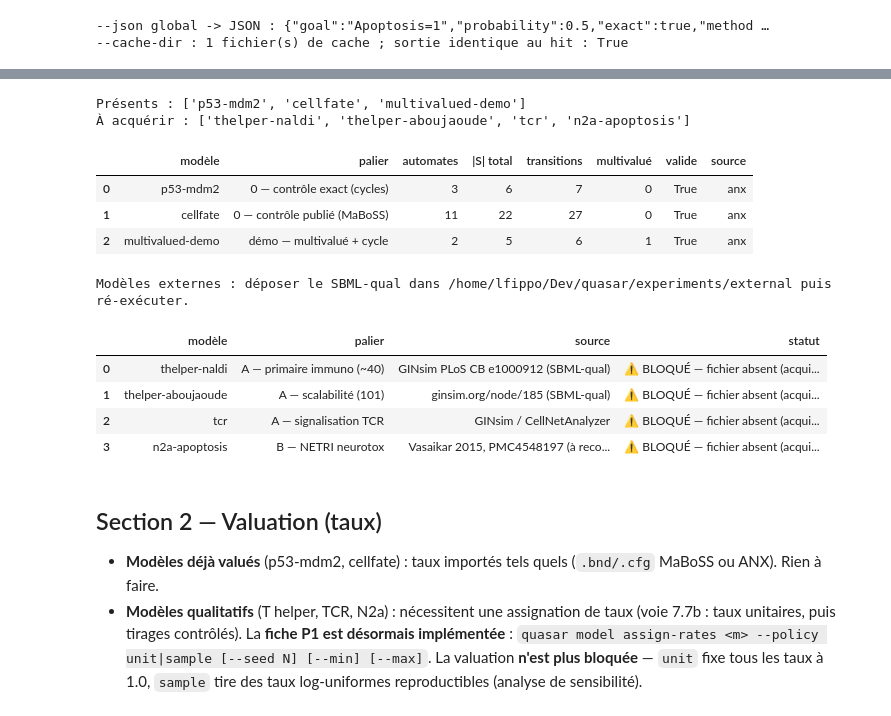
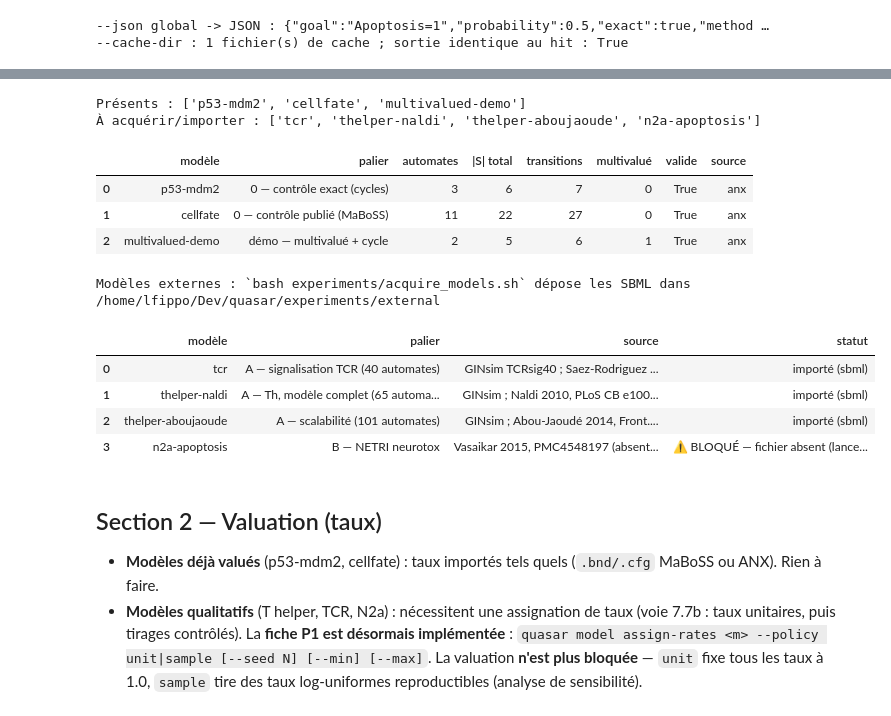
Before and after one commit to Louis-Fippo/quasar, a Jupyter notebook: experiments/validation_chap4.ipynb, the cells around one changed output, grey strips where cells are left out. Drawn from its saved outputs; the diff is of its cells as text; code cells hidden in the pictures.

```diff
--- a/experiments/validation_chap4.ipynb
+++ b/experiments/validation_chap4.ipynb
@@ -223,18 +228,19 @@ MODELS = {
     "multivalued-demo": {"palier": "démo — multivalué + cycle",     "file": MODELS_DIR / "multivalued-demo.anx", "valued": True},
 }
 
-# Modèles du plan §2 à acquérir (qualitatifs → valuation requise).
+# Modèles du plan §2 (qualitatifs) — acquis via experiments/acquire_models.sh
+# (GINsim .zginml -> SBML-qual), puis valués (Section 2). Tailles réelles importées.
 EXTERNAL = {
-    "thelper-naldi":      {"palier": "A — primaire immuno (~40)",  "src": "GINsim PLoS CB e1000912 (SBML-qual)"},
-    "thelper-aboujaoude": {"palier": "A — scalabilité (101)",      "src": "ginsim.org/node/185 (SBML-qual)"},
-    "tcr":                {"palier": "A — signalisation TCR",      "src": "GINsim / CellNetAnalyzer"},
-    "n2a-apoptosis":      {"palier": "B — NETRI neurotox",         "src": "Vasaikar 2015, PMC4548197 (à reconstruire)"},
+    "tcr":                {"palier": "A — signalisation TCR (40 automates)",   "src": "GINsim TCRsig40 ; Saez-Rodriguez 2007"},
+    "thelper-naldi":      {"palier": "A — Th, modèle complet (65 automates)",  "src": "GINsim ; Naldi 2010, PLoS CB e1000912"},
+    "thelper-aboujaoude": {"palier": "A — scalabilité (101 automates)",        "src": "GINsim ; Abou-Jaoudé 2014, Front. Bioeng."},
+    "n2a-apoptosis":      {"palier": "B — NETRI neurotox",                     "src": "Vasaikar 2015, PMC4548197 (absent de GINsim — à reconstruire)"},
 }
 print("Présents :", list(MODELS))
-print("À acquérir :", list(EXTERNAL))
+print("À acquérir/importer :", list(EXTERNAL))
 # %% [output]
 Présents : ['p53-mdm2', 'cellfate', 'multivalued-demo']
-À acquérir : ['thelper-naldi', 'thelper-aboujaoude', 'tcr', 'n2a-apoptosis']
+À acquérir/importer : ['tcr', 'thelper-naldi', 'thelper-aboujaoude', 'n2a-apoptosis']
 # %%
 # Import → IR ANX canonique, validation, info. Idempotent.
 rows = []
@@ -265,32 +271,39 @@ SUMMARY
 | 1 | cellfate | 0 — contrôle publié (MaBoSS) | 11 | 22 | 27 | 0 | True | anx |
 | 2 | multivalued-demo | démo — multivalué + cycle | 2 | 5 | 6 | 1 | True | anx |
 # %%
-# Acquisition des modèles externes (best-effort, sans fabrication).
-# Aucune URL stable n'est codée en dur ici : on documente l'acquisition manuelle.
-# Si un fichier a été déposé dans experiments/external/, on l'importe.
+# Acquisition des modèles externes (sans fabrication) — déposés par
+# `experiments/acquire_models.sh` (télécharge GINsim .zginml -> SBML-qual).
 EXT_DIR = EXP / "external"
+def _ext_source(name):
+    # privilégie les formats importables par bioLQM (SBML-qual, BoolNet, MaBoSS)
+    for ext in (".sbml", ".bnet", ".bnd"):
+        p = EXT_DIR / f"{name}{ext}"
+        if p.is_file():
+            return p
+    return None
+
 ext_rows = []
 for name, meta in EXTERNAL.items():
-    cand = list(EXT_DIR.glob(f"{name}.*")) if EXT_DIR.is_dir() else []
-    if cand:
+    src = _ext_source(name)
+    if src is not None:
         anx = EXP / f"{name}.anx"
-        r = run_quasar(["model", "import", str(cand[0]), "-o", str(anx),
-                        "--format", "auto"], want_json=False)
-        status = "importé" if r["_ok"] else f"échec import ({r['_raw'][:60]})"
+        # pas de --format : l'auto-détection par extension route vers bioLQM
+        r = run_quasar(["model", "import", str(src), "-o", str(anx)], want_json=False)
+        status = f"importé ({src.suffix[1:]})" if r["_ok"] else f"échec ({r['_raw'][:50]})"
     else:
-        status = "⚠️ BLOQUÉ — fichier absent (acquisition manuelle requise)"
+        status = "⚠️ BLOQUÉ — fichier absent (lancer acquire_models.sh)"
     ext_rows.append({"modèle": name, "palier": meta["palier"],
                      "source": meta["src"], "statut": status})
 
-print("Modèles externes : déposer le SBML-qual dans", EXT_DIR, "puis ré-exécuter.")
+print("Modèles externes : `bash experiments/acquire_models.sh` dépose les SBML dans", EXT_DIR)
 pd.DataFrame(ext_rows)
 # %% [output]
-Modèles externes : déposer le SBML-qual dans /home/lfippo/Dev/quasar/experiments/external puis ré-exécuter.
+Modèles externes : `bash experiments/acquire_models.sh` dépose les SBML dans /home/lfippo/Dev/quasar/experiments/external
 |  | modèle | palier | source | statut |
-| 0 | thelper-naldi | A — primaire immuno (~40) | GINsim PLoS CB e1000912 (SBML-qual) | ⚠️ BLOQUÉ — fichier absent (acqui... |
-| 1 | thelper-aboujaoude | A — scalabilité (101) | ginsim.org/node/185 (SBML-qual) | ⚠️ BLOQUÉ — fichier absent (acqui... |
-| 2 | tcr | A — signalisation TCR | GINsim / CellNetAnalyzer | ⚠️ BLOQUÉ — fichier absent (acqui... |
-| 3 | n2a-apoptosis | B — NETRI neurotox | Vasaikar 2015, PMC4548197 (à reco... | ⚠️ BLOQUÉ — fichier absent (acqui... |
+| 0 | tcr | A — signalisation TCR (40 automates) | GINsim TCRsig40 ; Saez-Rodriguez ... | importé (sbml) |
+| 1 | thelper-naldi | A — Th, modèle complet (65 automa... | GINsim ; Naldi 2010, PLoS CB e100... | importé (sbml) |
+| 2 | thelper-aboujaoude | A — scalabilité (101 automates) | GINsim ; Abou-Jaoudé 2014, Front.... | importé (sbml) |
+| 3 | n2a-apoptosis | B — NETRI neurotox | Vasaikar 2015, PMC4548197 (absent... | ⚠️ BLOQUÉ — fichier absent (lance... |
 # %% [markdown]
 ## Section 2 — Valuation (taux)
 
```
Also changed, not shown: parts of 12 cells of this notebook, 7 other files.
